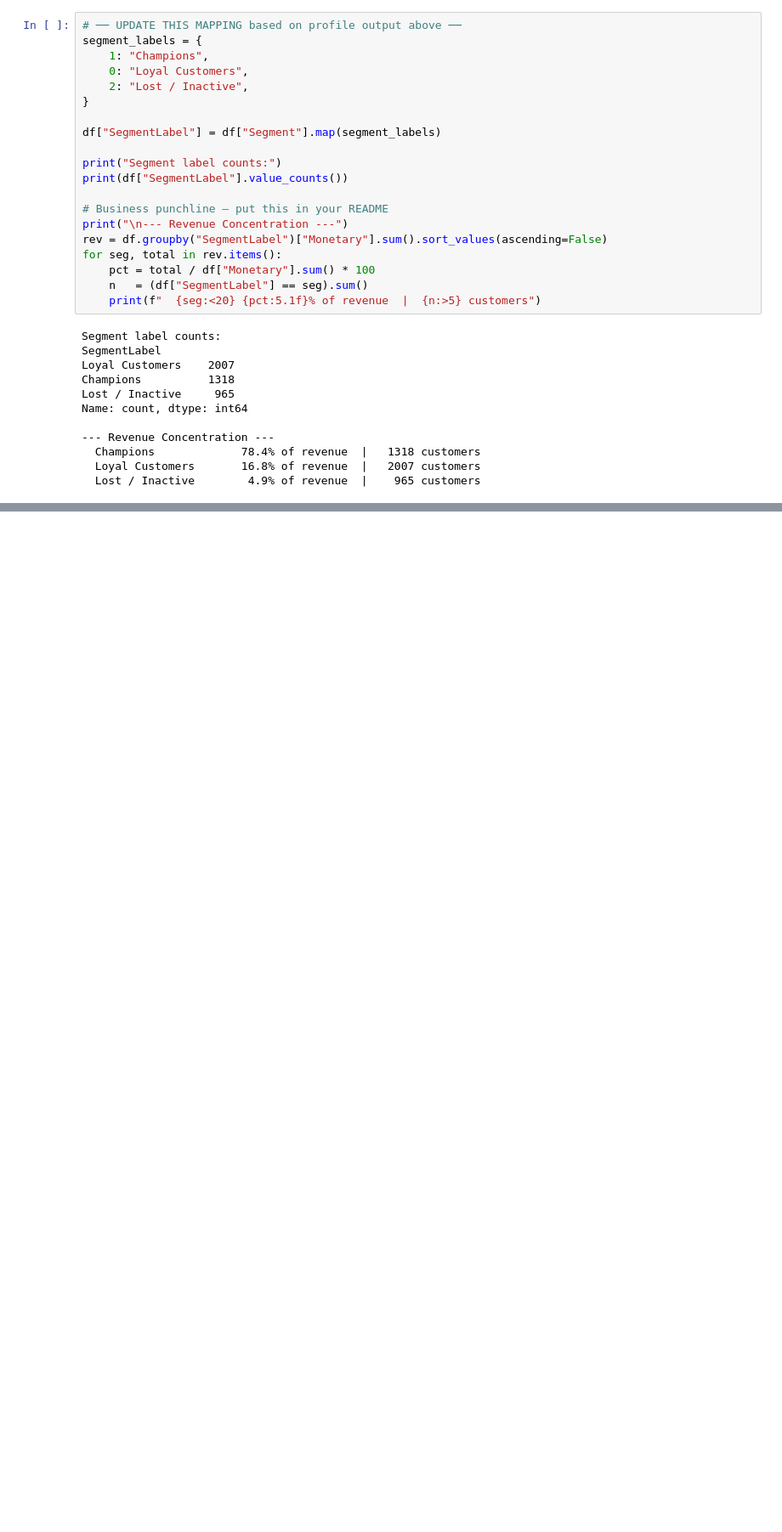
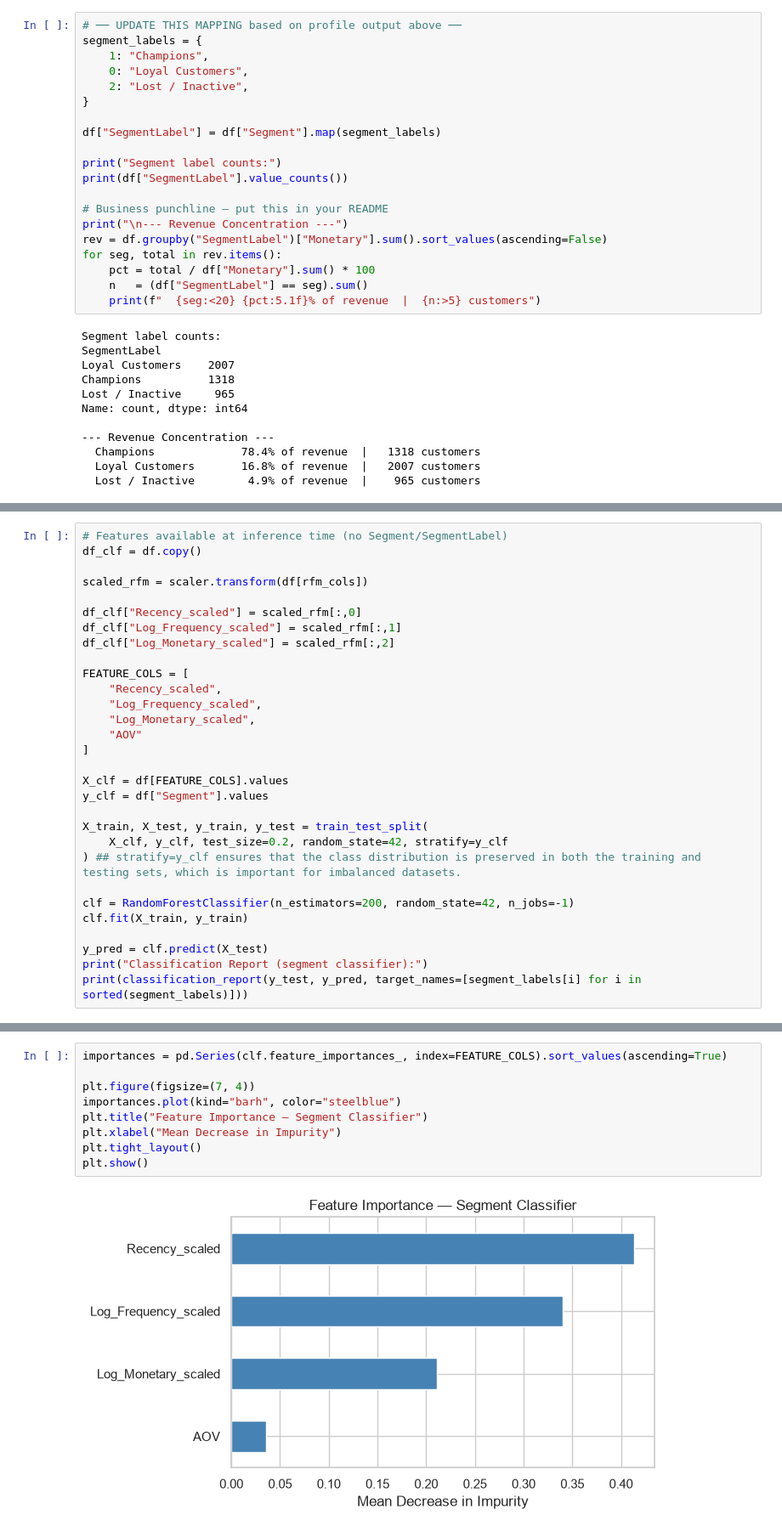
Before and after one commit to LathiyaHit/customer-segmentation-retention, a Jupyter notebook: research/04_segmentation.ipynb, the cells around one changed output, grey strips where cells are left out. Shown at 85% size. Saved outputs shown, nothing was run; the diff lists cells and outputs as text; blank space fills up the shorter version.

```diff
--- a/research/04_segmentation.ipynb
+++ b/research/04_segmentation.ipynb
@@ -223,0 +273,30 @@ Name: count, dtype: int64
+# %%
+# Features available at inference time (no Segment/SegmentLabel)
+df_clf = df.copy()
+
+scaled_rfm = scaler.transform(df[rfm_cols])
+
+df_clf["Recency_scaled"] = scaled_rfm[:,0]
+df_clf["Log_Frequency_scaled"] = scaled_rfm[:,1]
+df_clf["Log_Monetary_scaled"] = scaled_rfm[:,2]
+
+FEATURE_COLS = [
+    "Recency_scaled",
+    "Log_Frequency_scaled",
+    "Log_Monetary_scaled",
+    "AOV"
+]
+
+X_clf = df[FEATURE_COLS].values
+y_clf = df["Segment"].values
+
+X_train, X_test, y_train, y_test = train_test_split(
+    X_clf, y_clf, test_size=0.2, random_state=42, stratify=y_clf
+) ## stratify=y_clf ensures that the class distribution is preserved in both the training and testing sets, which is important for imbalanced datasets.
+
+clf = RandomForestClassifier(n_estimators=200, random_state=42, n_jobs=-1)
+clf.fit(X_train, y_train)
+
+y_pred = clf.predict(X_test)
+print("Classification Report (segment classifier):")
+print(classification_report(y_test, y_pred, target_names=[segment_labels[i] for i in sorted(segment_labels)]))
@@ -223,0 +316,11 @@ Name: count, dtype: int64
+# %%
+importances = pd.Series(clf.feature_importances_, index=FEATURE_COLS).sort_values(ascending=True)
+
+plt.figure(figsize=(7, 4))
+importances.plot(kind="barh", color="steelblue")
+plt.title("Feature Importance — Segment Classifier")
+plt.xlabel("Mean Decrease in Impurity")
+plt.tight_layout()
+plt.show()
+# %% [output]
+[figure, added]
```
Also changed, not shown: parts of 11 cells of this notebook.
